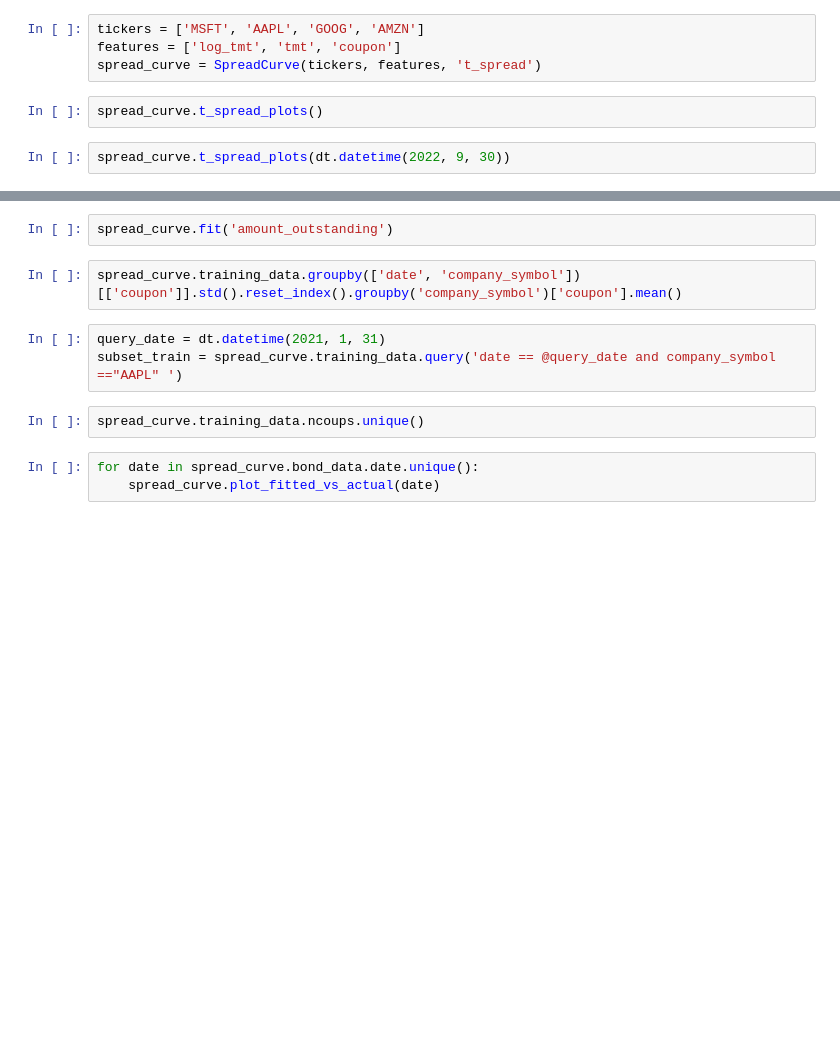
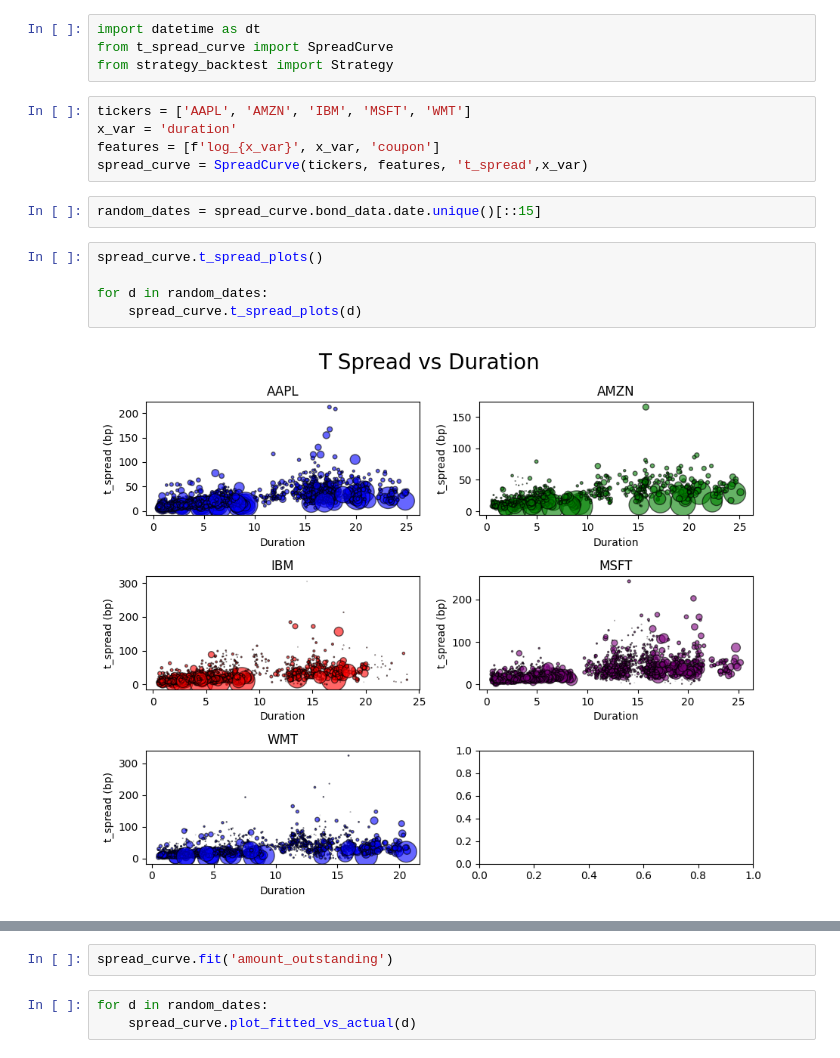
Before and after one commit to krystallin227/SystematicTrading, a Jupyter notebook: HW1/hw1.ipynb, the cells around one changed output, grey strips where cells are left out. Cells and saved outputs as stored; diff of their text form; blank space fills up the shorter version.

```diff
--- a/HW1/hw1.ipynb
+++ b/HW1/hw1.ipynb
@@ -11,8 +1,18 @@ from t_spread_curve import SpreadCurve
+# %%
+import datetime as dt
+from t_spread_curve import SpreadCurve
+from strategy_backtest import Strategy
 # %%
-tickers = ['MSFT', 'AAPL', 'GOOG', 'AMZN']
-features = ['log_tmt', 'tmt', 'coupon']
-spread_curve = SpreadCurve(tickers, features, 't_spread')
+tickers = ['AAPL', 'AMZN', 'IBM', 'MSFT', 'WMT']
+x_var = 'duration'
+features = [f'log_{x_var}', x_var, 'coupon']
+spread_curve = SpreadCurve(tickers, features, 't_spread',x_var)
-# %%
-spread_curve.t_spread_plots()
-# %%
-spread_curve.t_spread_plots(dt.datetime(2022, 9, 30))
+# %%
+random_dates = spread_curve.bond_data.date.unique()[::15]
+# %%
+spread_curve.t_spread_plots()
+
+for d in random_dates:
+    spread_curve.t_spread_plots(d)
+# %% [output]
+[figure, added]
@@ -19,12 +24,5 @@ spread_curve.t_spread_plots(dt.datetime(2022, 9, 30))
 # %%
 spread_curve.fit('amount_outstanding')
-# %%
-spread_curve.training_data.groupby(['date', 'company_symbol'])[['coupon']].std().reset_index().groupby('company_symbol')['coupon'].mean()
-# %%
-query_date = dt.datetime(2021, 1, 31)
-subset_train = spread_curve.training_data.query('date == @query_date and company_symbol =="AAPL" ')
-# %%
-spread_curve.training_data.ncoups.unique()
 # %%
-for date in spread_curve.bond_data.date.unique():
-    spread_curve.plot_fitted_vs_actual(date)
+for d in random_dates:
+    spread_curve.plot_fitted_vs_actual(d)
```
Also changed, not shown: parts of 6 cells of this notebook, 6 other files.
